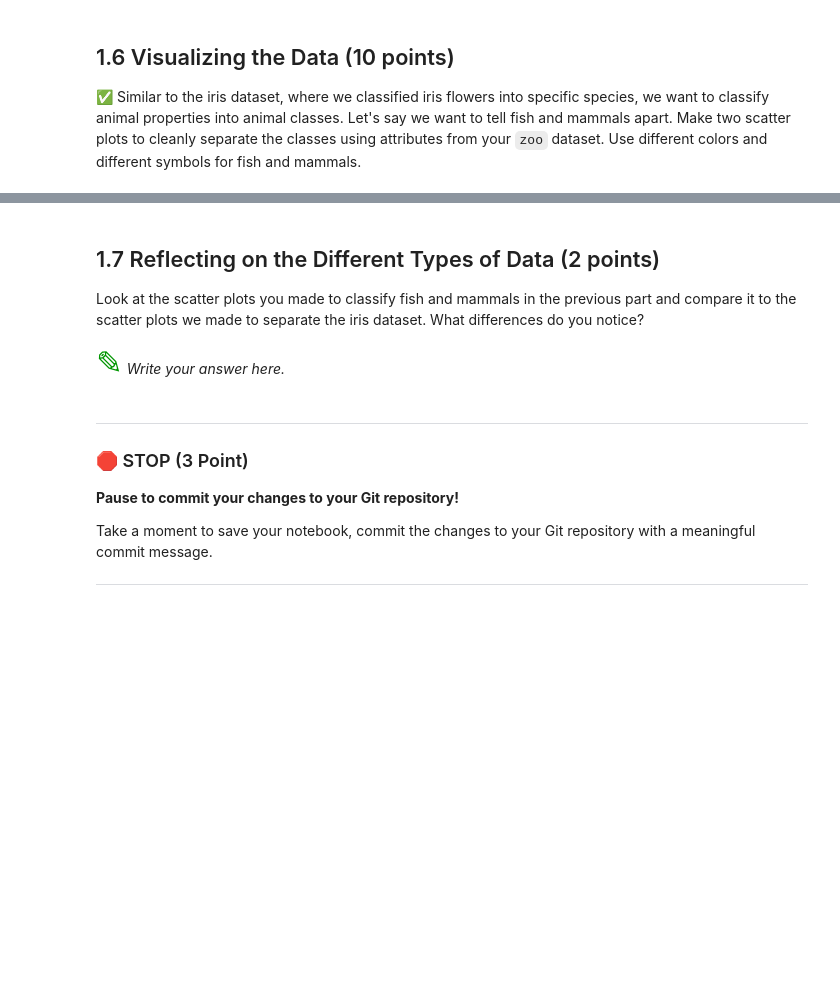
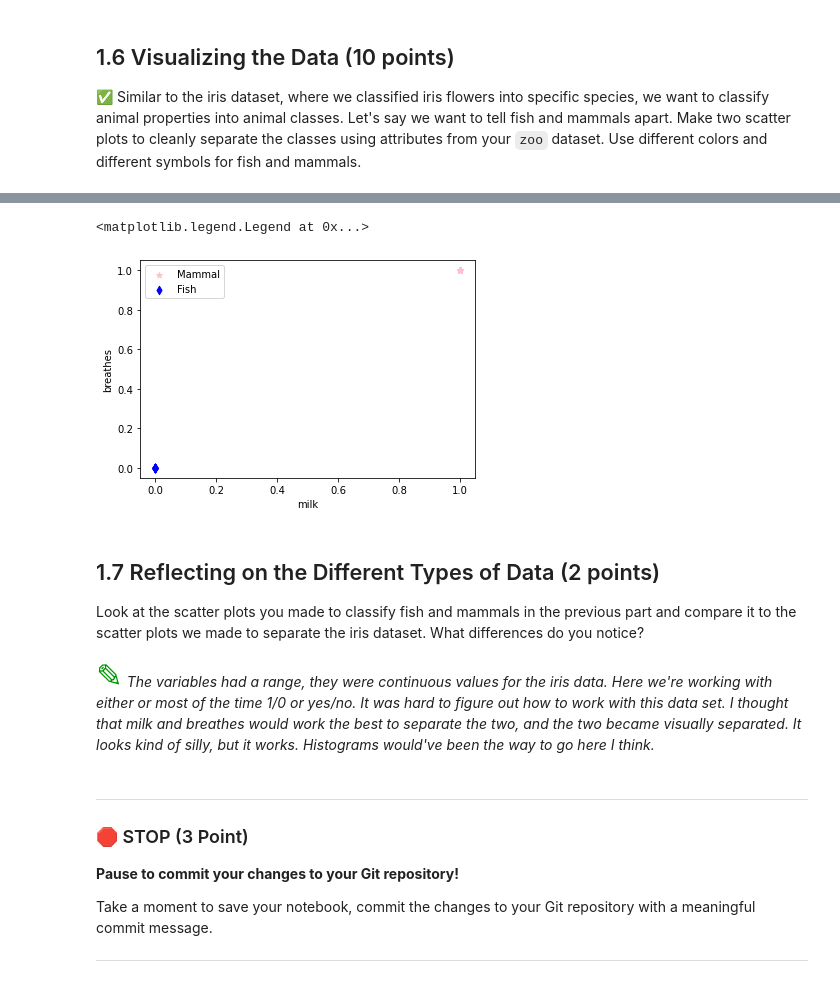
Before and after one commit to jwalton04/CMSE202-s23-turnin, a Jupyter notebook: hw-02/HW-02_PandasAndObjects-STUDENT (1).ipynb, the cells around one changed output, grey strips where cells are left out. Drawn from its saved outputs; the diff is of its cells as text; code cells hidden in the pictures; blank space fills up the shorter version.

```diff
--- a/hw-02/HW-02_PandasAndObjects-STUDENT (1).ipynb
+++ b/hw-02/HW-02_PandasAndObjects-STUDENT (1).ipynb
@@ -84,2 +99,4 @@ Look at both datasets (`class.csv`, `zoo.csv`). Describe the contents of both da
 # %%
 #Write code here
+zoo_df = pd.read_csv("zoo.csv")
+class_df =pd.read_csv("class.csv")
@@ -97,0 +155,3 @@ Look back in the PCA/ICA and see how we used `groupby` to find the number of Iri
+# %%
+mammal_df = zoo_df[zoo_df["class_type"]==1]
+fish_df = zoo_df[zoo_df["class_type"]==4]
@@ -98,9 +195,18 @@ Look back in the PCA/ICA and see how we used `groupby` to find the number of Iri
+# %%
+plt.scatter(mammal_df["milk"], mammal_df["breathes"], color = "pink", marker = "*")
+plt.scatter(fish_df["milk"], fish_df["breathes"], color = "blue", marker = "d")
+plt.xlabel("milk")
+plt.ylabel("breathes")
+plt.legend(["Mammal", "Fish"])
+# %% [output]
+<matplotlib.legend.Legend at 0x...>
+[figure, added]
 # %% [markdown]
 ## 1.7 Reflecting on the Different Types of Data (2 points)
 
 Look at the scatter plots you made to classify fish and mammals in the previous part and compare it to the scatter plots we made to separate the iris dataset. What differences do you notice?
 # %% [markdown]
-<font size=6 color="#009600">&#9998;</font> *Write your answer here.*
+<font size=6 color="#009600">&#9998;</font> *The variables had a range, they were continuous values for the iris data. Here we're working with either or most of the time 1/0 or yes/no. It was hard to figure out how to work with this data set. I thought that milk and breathes would work the best to separate the two, and the two became visually separated. It looks kind of silly, but it works. Histograms would've been the way to go here I think.*
 # %% [markdown]
 ---
 ### &#128721; STOP (3 Point)
```
Also changed, not shown: parts of 14 cells of this notebook.
